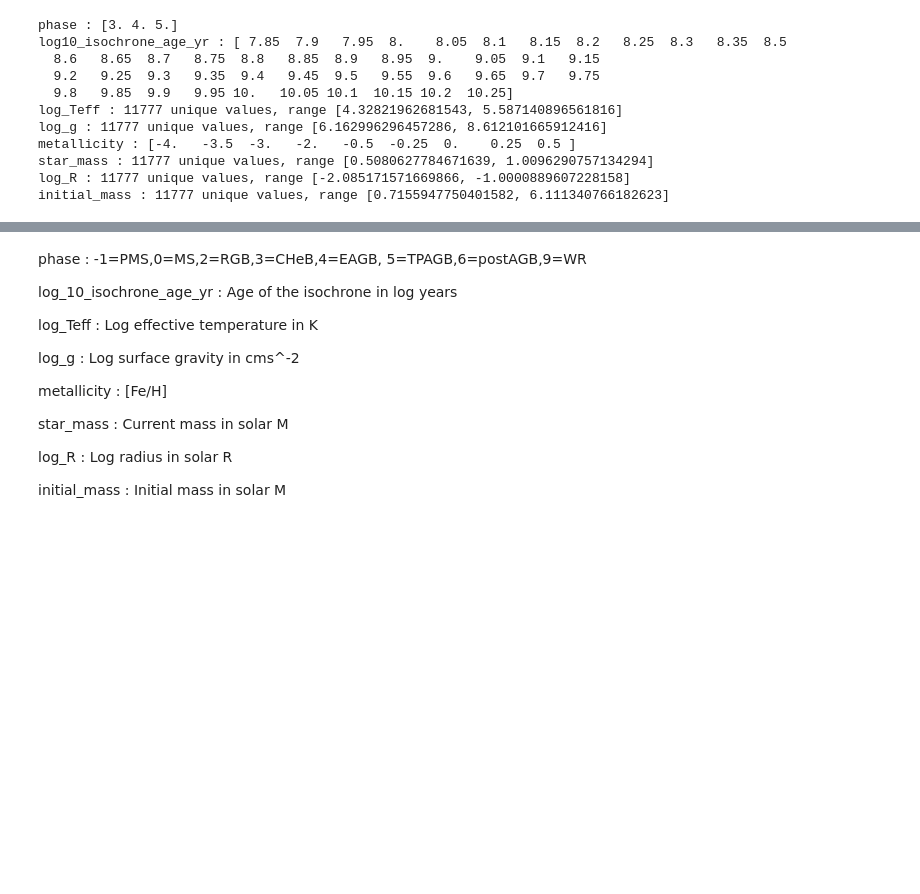
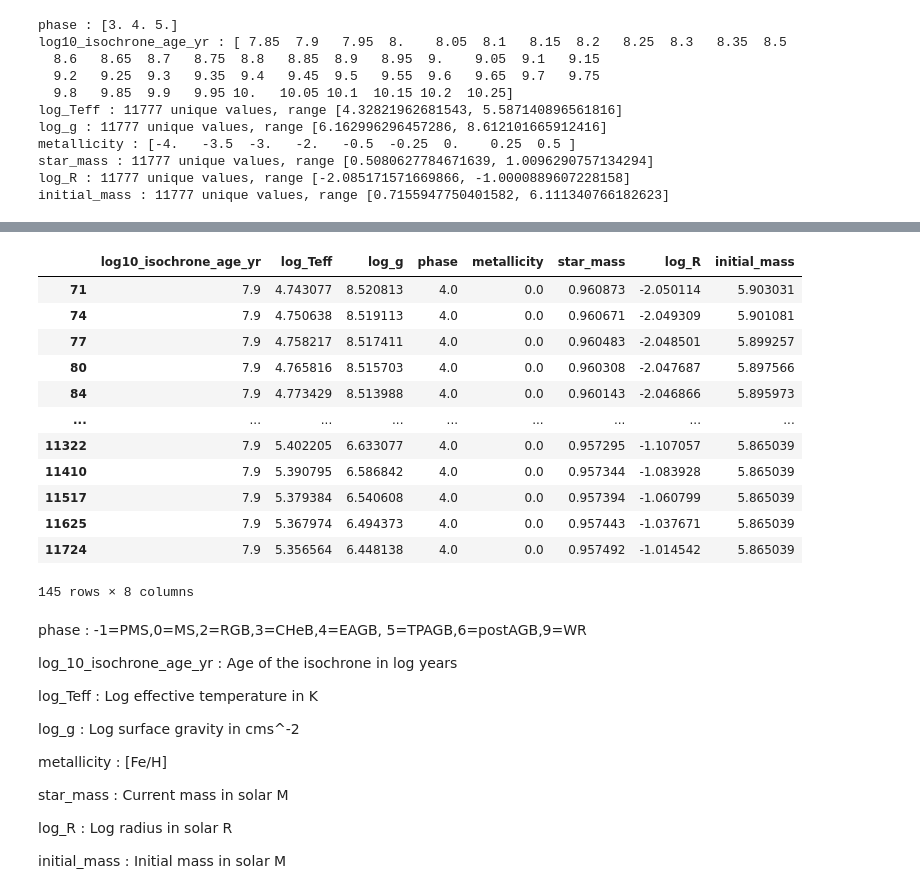
Before and after one commit to anpirott/thesis, a Jupyter notebook: notebooks/physics/data_exploration.ipynb, the cells around one changed output, grey strips where cells are left out. Cells and saved outputs as stored; diff of their text form; code cells hidden in the pictures; blank space fills up the shorter version.

```diff
--- a/notebooks/physics/data_exploration.ipynb
+++ b/notebooks/physics/data_exploration.ipynb
@@ -1071,3 +972,19 @@ initial_mass : 11777 unique values, range [0.7155947750401582, 6.111340766182623
+# %%
+display(sorted_phase_log_R_filtered_iso_df.where(sorted_phase_log_R_filtered_iso_df.metallicity == 0).dropna())
+# %% [output]
+|  | log10_isochrone_age_yr | log_Teff | log_g | phase | metallicity | star_mass | log_R | initial_mass |
+| 71 | 7.9 | 4.743077 | 8.520813 | 4.0 | 0.0 | 0.960873 | -2.050114 | 5.903031 |
+| 74 | 7.9 | 4.750638 | 8.519113 | 4.0 | 0.0 | 0.960671 | -2.049309 | 5.901081 |
+| 77 | 7.9 | 4.758217 | 8.517411 | 4.0 | 0.0 | 0.960483 | -2.048501 | 5.899257 |
+| 80 | 7.9 | 4.765816 | 8.515703 | 4.0 | 0.0 | 0.960308 | -2.047687 | 5.897566 |
+| 84 | 7.9 | 4.773429 | 8.513988 | 4.0 | 0.0 | 0.960143 | -2.046866 | 5.895973 |
+| ... | ... | ... | ... | ... | ... | ... | ... | ... |
+| 11322 | 7.9 | 5.402205 | 6.633077 | 4.0 | 0.0 | 0.957295 | -1.107057 | 5.865039 |
+| 11410 | 7.9 | 5.390795 | 6.586842 | 4.0 | 0.0 | 0.957344 | -1.083928 | 5.865039 |
+| 11517 | 7.9 | 5.379384 | 6.540608 | 4.0 | 0.0 | 0.957394 | -1.060799 | 5.865039 |
+| 11625 | 7.9 | 5.367974 | 6.494373 | 4.0 | 0.0 | 0.957443 | -1.037671 | 5.865039 |
+| 11724 | 7.9 | 5.356564 | 6.448138 | 4.0 | 0.0 | 0.957492 | -1.014542 | 5.865039 |
+145 rows × 8 columns
 # %% [markdown]
 phase : -1=PMS,0=MS,2=RGB,3=CHeB,4=EAGB, 5=TPAGB,6=postAGB,9=WR
 
```
Also changed, not shown: parts of 8 cells of this notebook, 20 other files.
